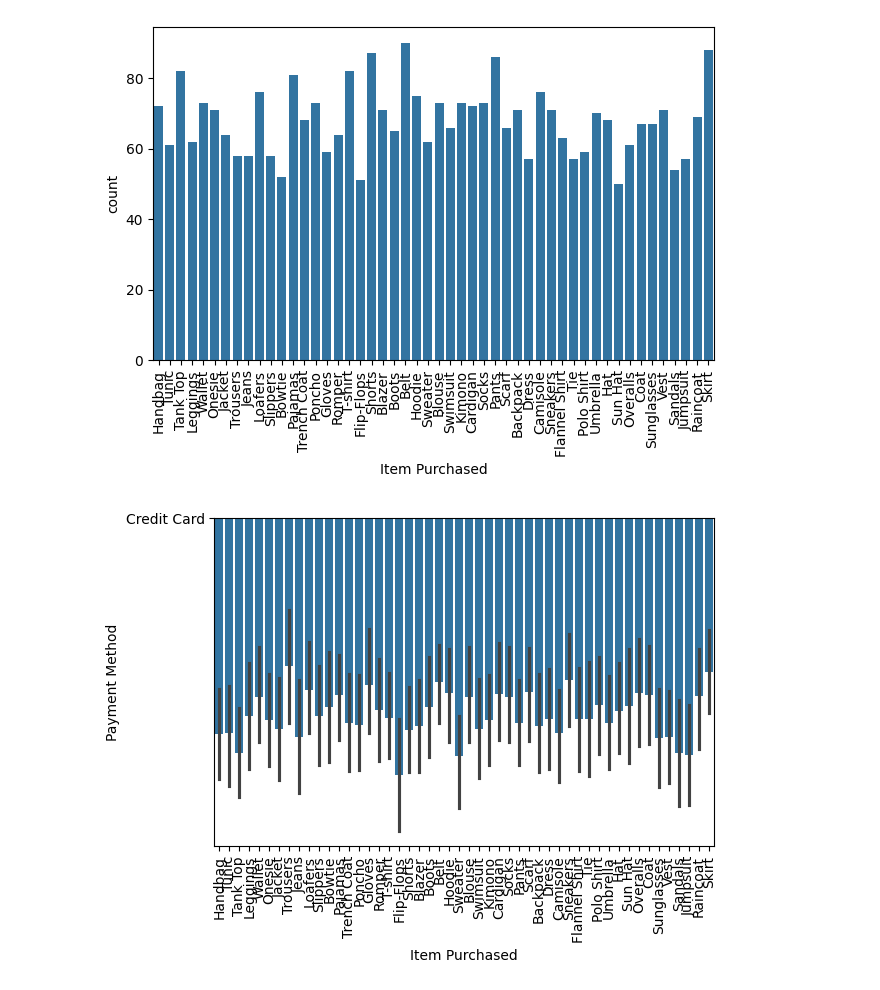
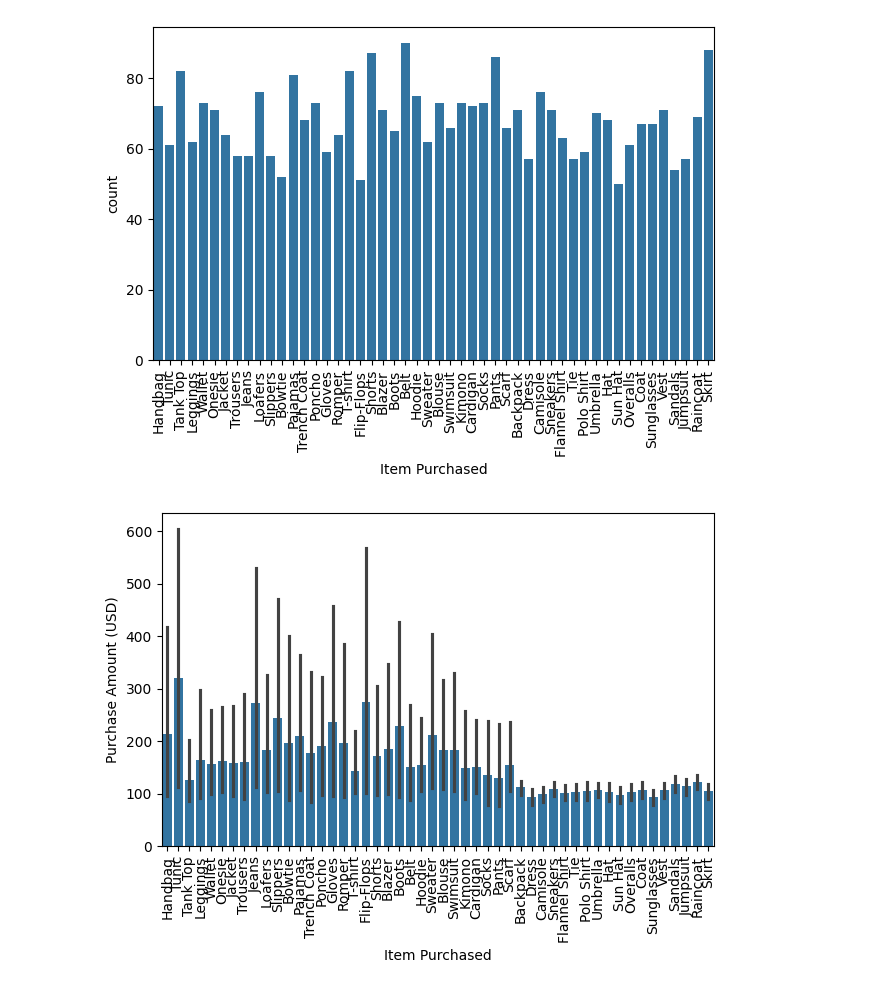
Before and after one commit to T-REX-C0DER/Data-Visualization-with-Python, a Jupyter notebook: Seaborn_Categorical_Plotings.ipynb, the cells around one changed output. Cells and saved outputs as stored; diff of their text form; code cells hidden in the pictures.

Commit message:
cat plot

```diff
--- a/Seaborn_Categorical_Plotings.ipynb
+++ b/Seaborn_Categorical_Plotings.ipynb
@@ -36,11 +36,11 @@ plt.show()
 [figure]
 # %%
 # BarPlot
-sns.barplot(data=df , x = "Item Purchased", y = 'Payment Method')
+sns.barplot(data=df , x = "Item Purchased", y = "Purchase Amount (USD)")
 plt.xticks(rotation=90)
 plt.tight_layout()
 plt.show()
 # %% [output]
-[figure, old version]
+[figure, new version]
 # %%
 # BoxPlot
```
Also changed, not shown: parts of 5 cells of this notebook.
